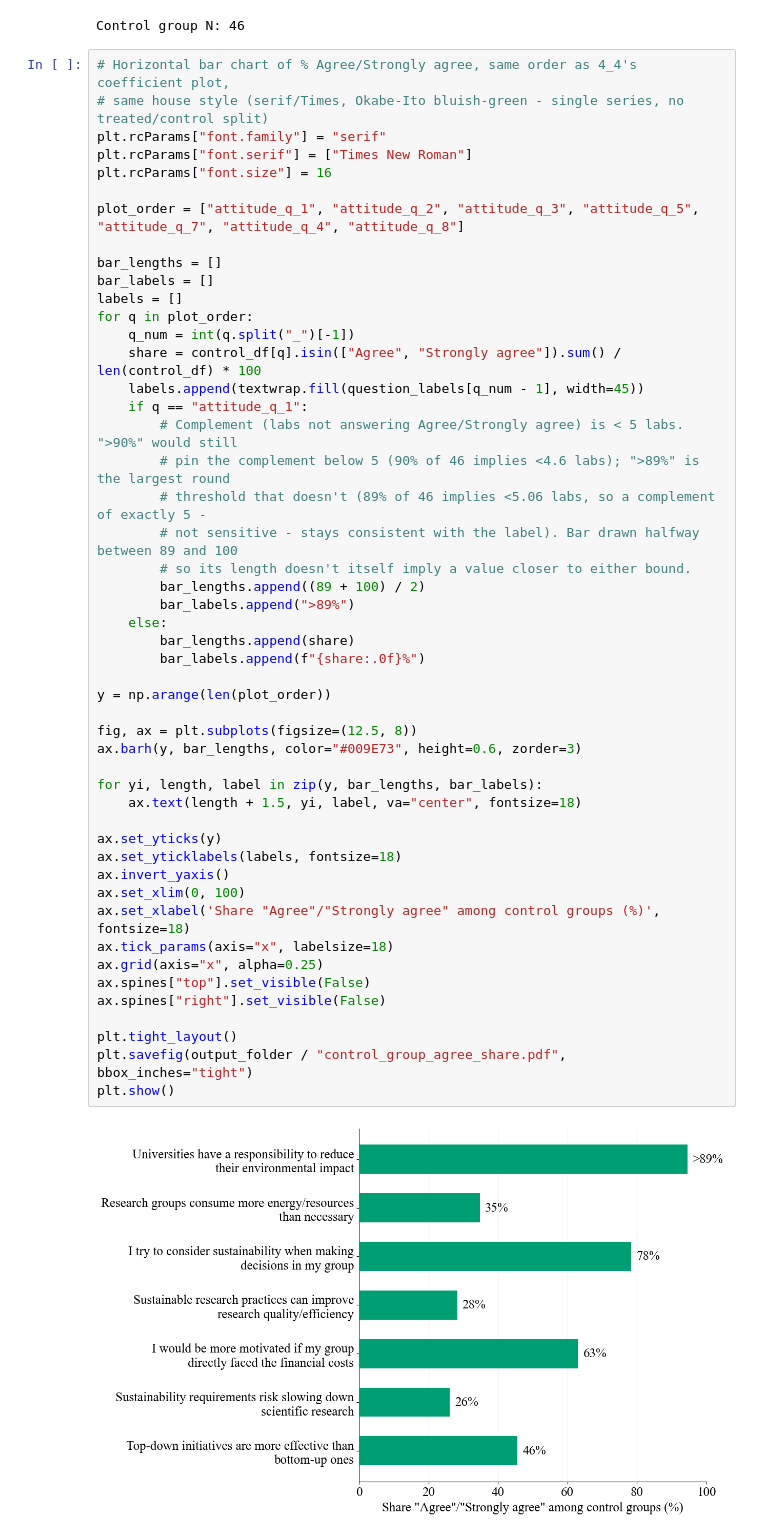
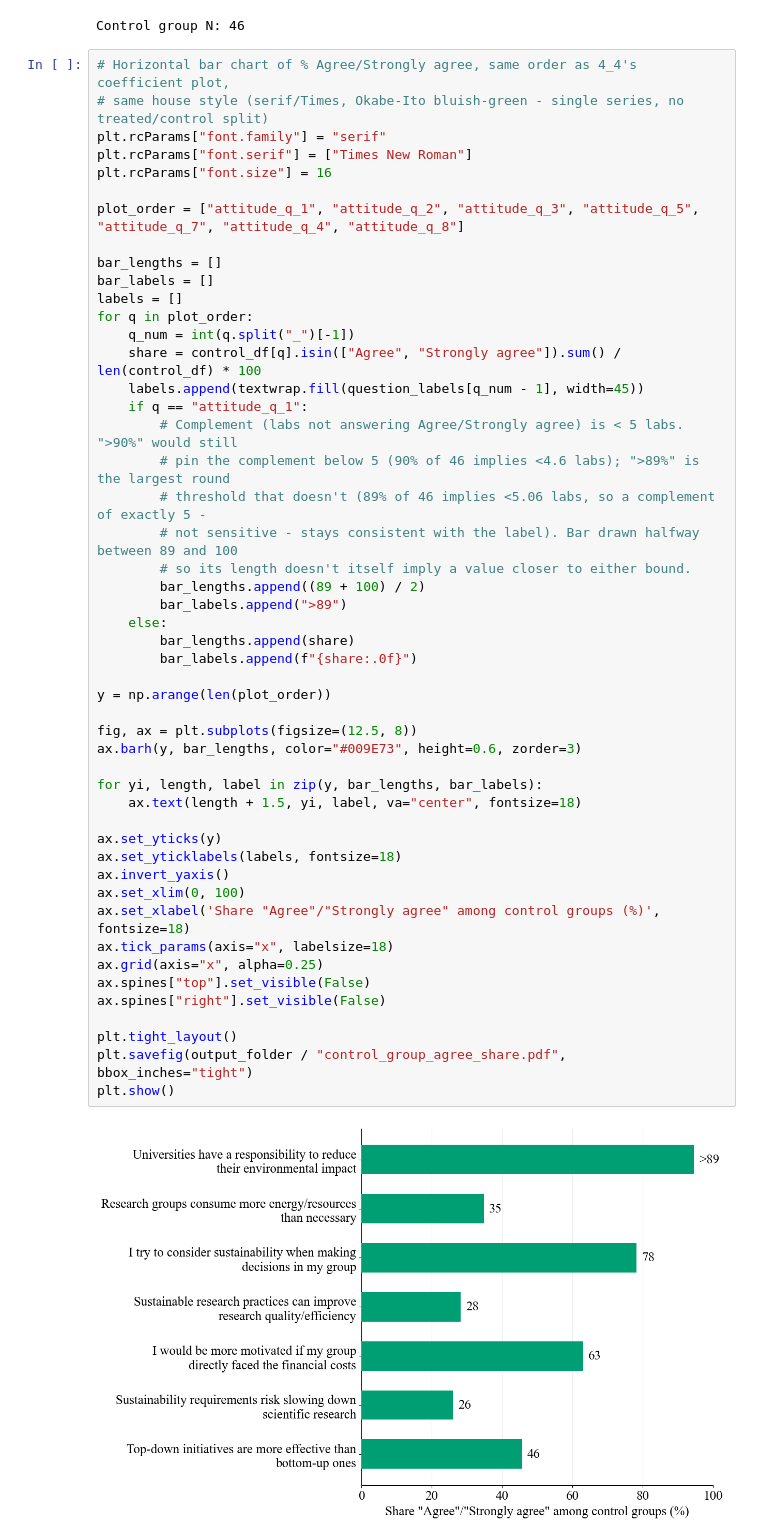
Before and after one commit to daphrut/lab-experiment, a Jupyter notebook: 3_Analysis/3_Descriptives/3_3_attitudes.ipynb, the cells around one changed output. Saved outputs shown, nothing was run; the diff lists cells and outputs as text.

```diff
--- a/3_Analysis/3_Descriptives/3_3_attitudes.ipynb
+++ b/3_Analysis/3_Descriptives/3_3_attitudes.ipynb
@@ -447,33 +447,33 @@ for q in plot_order:
         # pin the complement below 5 (90% of 46 implies <4.6 labs); ">89%" is the largest round
         # threshold that doesn't (89% of 46 implies <5.06 labs, so a complement of exactly 5 -
         # not sensitive - stays consistent with the label). Bar drawn halfway between 89 and 100
         # so its length doesn't itself imply a value closer to either bound.
         bar_lengths.append((89 + 100) / 2)
-        bar_labels.append(">89%")
+        bar_labels.append(">89")
     else:
         bar_lengths.append(share)
-        bar_labels.append(f"{share:.0f}%")
+        bar_labels.append(f"{share:.0f}")
 
 y = np.arange(len(plot_order))
 
 fig, ax = plt.subplots(figsize=(12.5, 8))
 ax.barh(y, bar_lengths, color="#009E73", height=0.6, zorder=3)
 
 for yi, length, label in zip(y, bar_lengths, bar_labels):
     ax.text(length + 1.5, yi, label, va="center", fontsize=18)
 
 ax.set_yticks(y)
 ax.set_yticklabels(labels, fontsize=18)
 ax.invert_yaxis()
 ax.set_xlim(0, 100)
 ax.set_xlabel('Share "Agree"/"Strongly agree" among control groups (%)', fontsize=18)
 ax.tick_params(axis="x", labelsize=18)
 ax.grid(axis="x", alpha=0.25)
 ax.spines["top"].set_visible(False)
 ax.spines["right"].set_visible(False)
 
 plt.tight_layout()
 plt.savefig(output_folder / "control_group_agree_share.pdf", bbox_inches="tight")
 plt.show()
 # %% [output]
-[figure, old version]
+[figure, new version]
```
Also changed, not shown: 7 other files.
